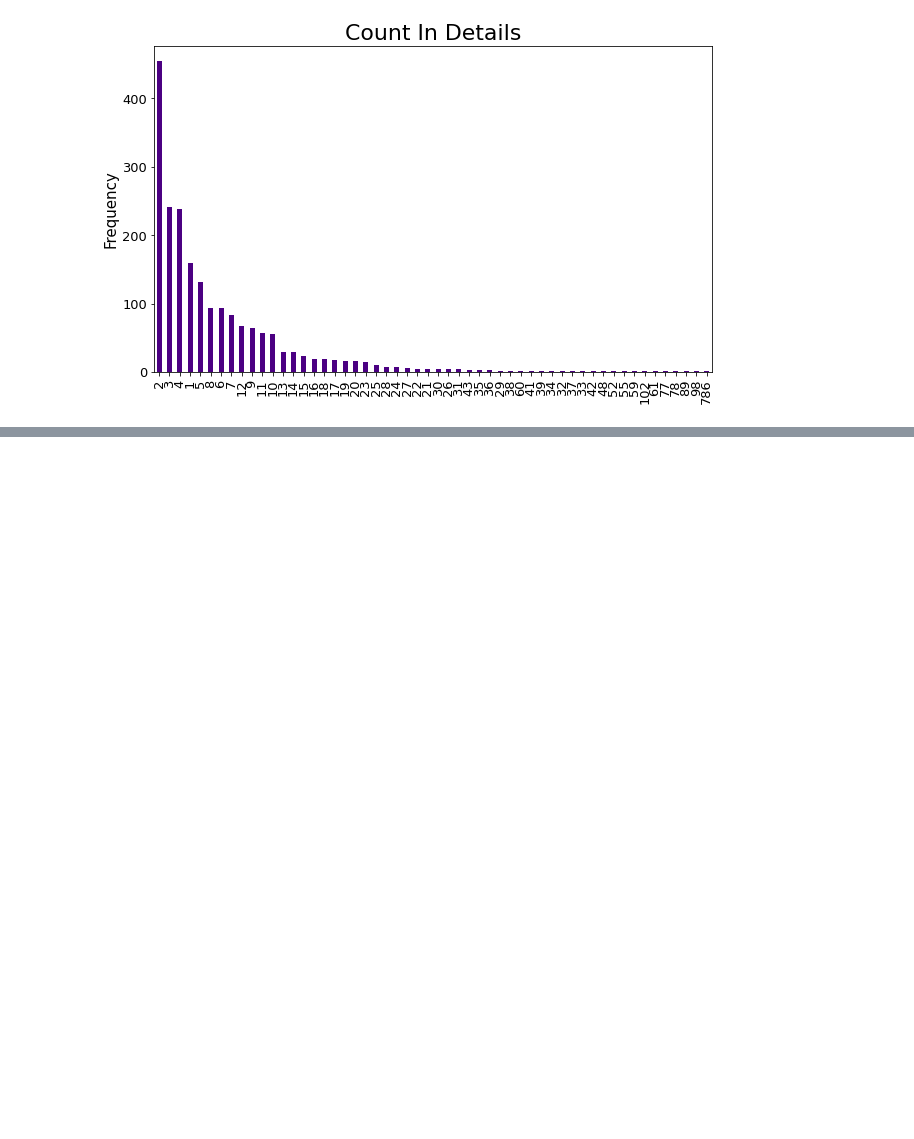
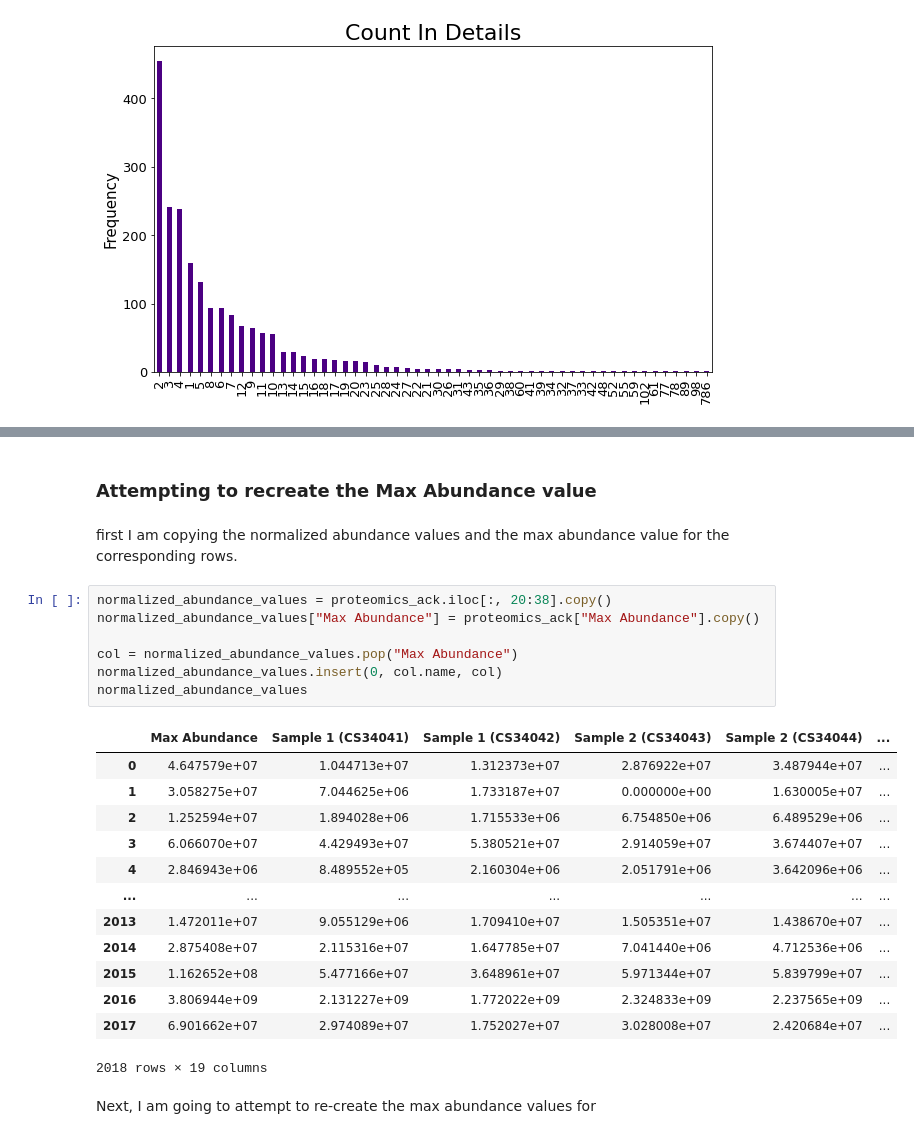
Before and after one commit to KyraGriffin/bmsip_internship_seta, a Jupyter notebook: data_exploration.ipynb, the cells around one changed output, grey strips where cells are left out. Saved outputs shown, nothing was run; the diff lists cells and outputs as text; blank space fills up the shorter version.

Commit message:
Recreated the max abundance value

```diff
--- a/data_exploration.ipynb
+++ b/data_exploration.ipynb
@@ -83,3 +99,30 @@ df
 | CDP138 iso2 | 4 |
 | GBP2 | 4 |
 93 rows × 1 columns
+# %% [markdown]
+### Attempting to recreate the Max Abundance value
+# %% [markdown]
+first I am copying the normalized abundance values and the max abundance value for the corresponding rows.
+# %%
+normalized_abundance_values = proteomics_ack.iloc[:, 20:38].copy()
+normalized_abundance_values["Max Abundance"] = proteomics_ack["Max Abundance"].copy()
+
+col = normalized_abundance_values.pop("Max Abundance")
+normalized_abundance_values.insert(0, col.name, col)
+normalized_abundance_values
+# %% [output]
+|  | Max Abundance | Sample 1 (CS34041) | Sample 1 (CS34042) | Sample 2 (CS34043) | Sample 2 (CS34044) | ... |
+| 0 | 4.647579e+07 | 1.044713e+07 | 1.312373e+07 | 2.876922e+07 | 3.487944e+07 | ... |
+| 1 | 3.058275e+07 | 7.044625e+06 | 1.733187e+07 | 0.000000e+00 | 1.630005e+07 | ... |
+| 2 | 1.252594e+07 | 1.894028e+06 | 1.715533e+06 | 6.754850e+06 | 6.489529e+06 | ... |
+| 3 | 6.066070e+07 | 4.429493e+07 | 5.380521e+07 | 2.914059e+07 | 3.674407e+07 | ... |
+| 4 | 2.846943e+06 | 8.489552e+05 | 2.160304e+06 | 2.051791e+06 | 3.642096e+06 | ... |
+| ... | ... | ... | ... | ... | ... | ... |
+| 2013 | 1.472011e+07 | 9.055129e+06 | 1.709410e+07 | 1.505351e+07 | 1.438670e+07 | ... |
+| 2014 | 2.875408e+07 | 2.115316e+07 | 1.647785e+07 | 7.041440e+06 | 4.712536e+06 | ... |
+| 2015 | 1.162652e+08 | 5.477166e+07 | 3.648961e+07 | 5.971344e+07 | 5.839799e+07 | ... |
+| 2016 | 3.806944e+09 | 2.131227e+09 | 1.772022e+09 | 2.324833e+09 | 2.237565e+09 | ... |
+| 2017 | 6.901662e+07 | 2.974089e+07 | 1.752027e+07 | 3.028008e+07 | 2.420684e+07 | ... |
+2018 rows × 19 columns
+# %% [markdown]
+Next, I am going to attempt to re-create the max abundance values for
```
Also changed, not shown: parts of 7 cells of this notebook.
